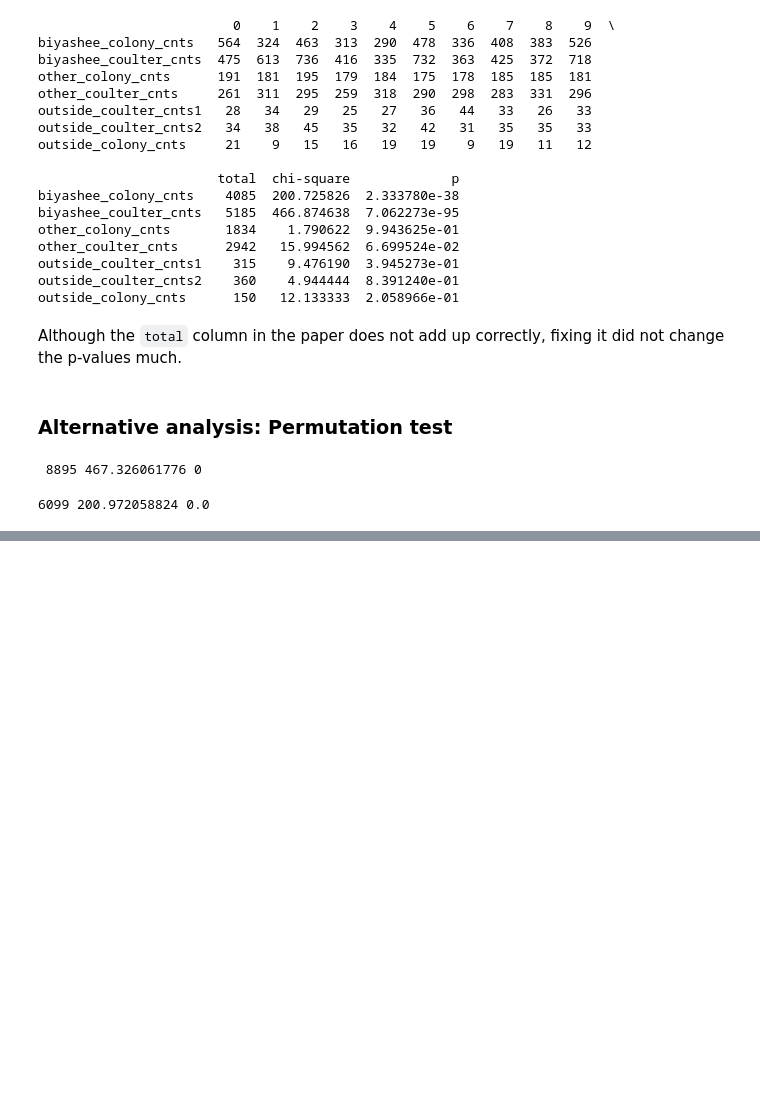
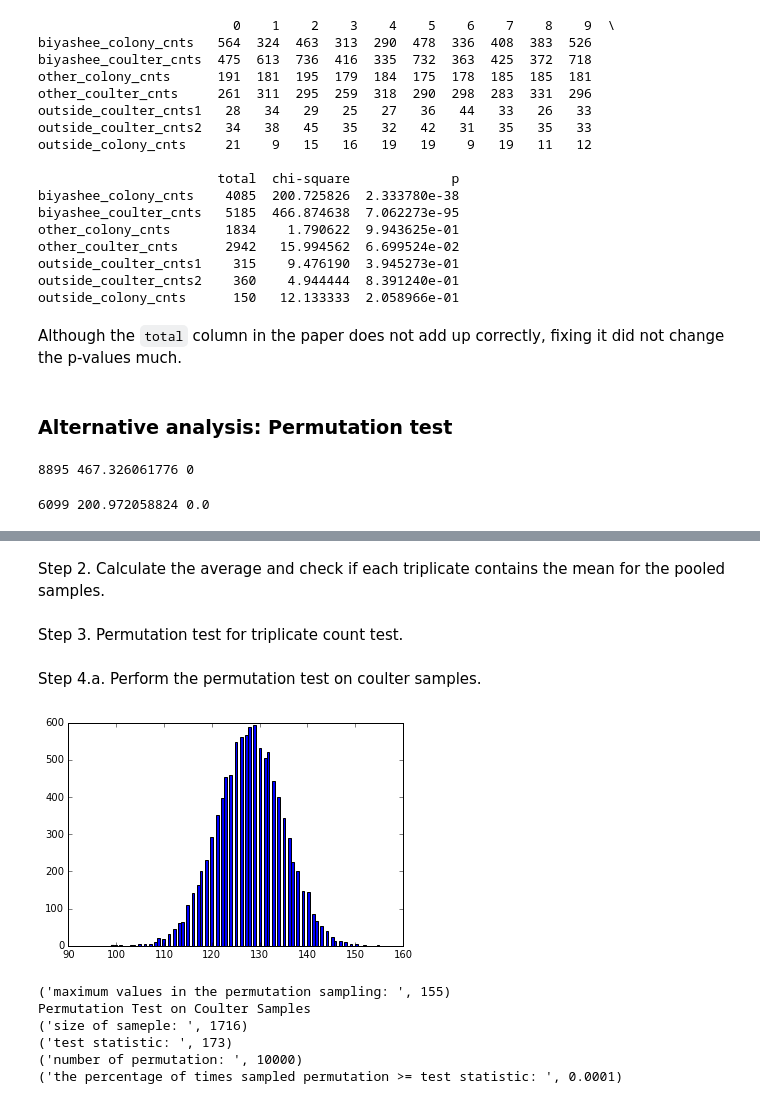
Before and after one commit to mads14/S215a-groupwork, a Jupyter notebook: science-open-research/OSR_Pitt_Hill.ipynb, the cells around one changed output, grey strips where cells are left out. Saved outputs shown, nothing was run; the diff lists cells and outputs as text; code cells hidden in the pictures; blank space fills up the shorter version.

Commit message:
added permutation test for triplicate count

```diff
--- a/science-open-research/OSR_Pitt_Hill.ipynb
+++ b/science-open-research/OSR_Pitt_Hill.ipynb
@@ -220,0 +252,2 @@ chi_squared_term_digit(samples)
+# %% [markdown]
+Step 2. Calculate the average and check if each triplicate contains the mean for the pooled samples.
@@ -220,0 +289,39 @@ chi_squared_term_digit(samples)
+# %% [markdown]
+Step 3. Permutation test for triplicate count test.
+# %%
+import random
+def tri_perm_test(pooled_samples, n, n_perm, test_statistic):
+    '''permutation test for triplicate mean counts'''
+    x = []
+    for i in range(n_perm):
+        x.append(sum(random.sample(pooled_samples, n)))
+    plt.hist(x, bins=100)
+    plt.show()
+    print ("maximum values in the permutation sampling: ", max(x))
+    # need to fix the count issue - now it's showing 0.0001 even though it should be showing 0
+    return np.count_nonzero(x >= test_statistic) / float(len(x))
+# %% [markdown]
+Step 4.a. Perform the permutation test on coulter samples.
+# %%
+# values of n and test_statistic are obtained from PNAS paper Table 2 (pg 7)
+n = 1716
+n_perm = 10000
+test_statistic = 173
+
+# permutation test on coulter samples (and plot the distribution histogram)
+test_result = tri_perm_test(list(coulter_samples_mean['contains_mean']), n, n_perm, test_statistic)
+
+# print out key information as output
+print("Permutation Test on Coulter Samples")
+print("size of sameple: ", n)
+print("test statistic: ", test_statistic)
+print("number of permutation: ", n_perm)
+print("the percentage of times sampled permutation >= test statistic: ", test_result)
+# %% [output]
+[figure, added]
+('maximum values in the permutation sampling: ', 155)
+Permutation Test on Coulter Samples
+('size of sameple: ', 1716)
+('test statistic: ', 173)
+('number of permutation: ', 10000)
+('the percentage of times sampled permutation >= test statistic: ', 0.0001)
```
Also changed, not shown: parts of 10 cells of this notebook.
